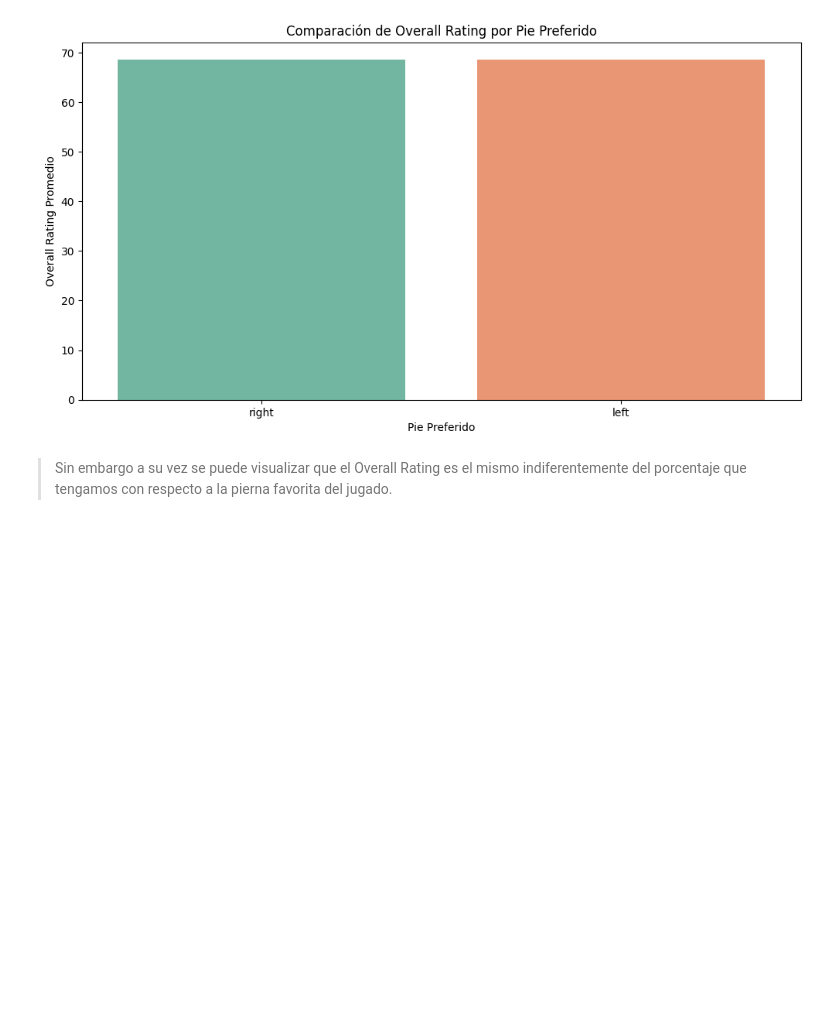
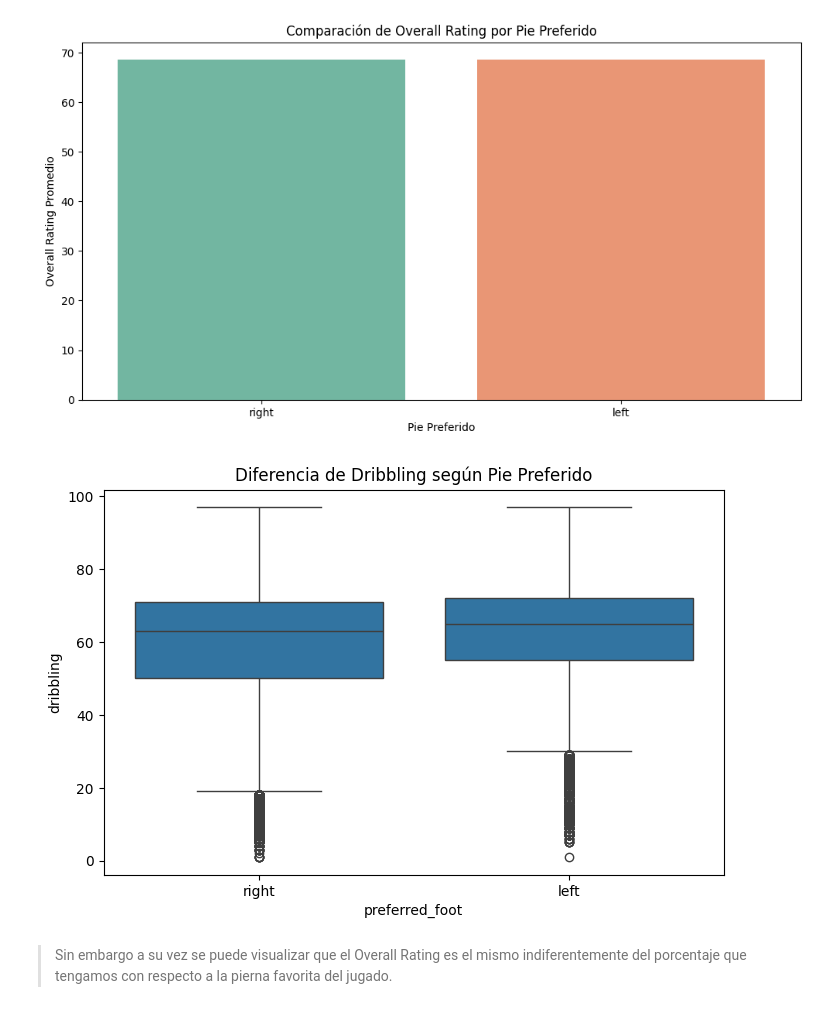
Before and after one commit to rammerbot/mi_casino_test, a Jupyter notebook: mi_casino_test.ipynb, the cells around one changed output. Saved outputs shown, nothing was run; the diff lists cells and outputs as text; code cells hidden in the pictures; blank space fills up the shorter version.

```diff
--- a/mi_casino_test.ipynb
+++ b/mi_casino_test.ipynb
@@ -873,6 +883,13 @@ Passing `palette` without assigning `hue` is deprecated and will be removed in v
 
   sns.barplot(x='preferred_foot', y='overall_rating', data=df['Player_Attributes'], estimator='mean', ci=None, palette='Set2')
 [figure]
+# %%
+plt.figure(figsize=(8,5))
+sns.boxplot(x="preferred_foot", y="dribbling", data=df['Player_Attributes'])
+plt.title("Diferencia de Dribbling según Pie Preferido")
+plt.show()
+# %% [output]
+[figure, added]
 # %% [markdown]
 > Sin embargo a su vez se puede visualizar que el Overall Rating es el mismo indiferentemente del porcentaje que tengamos con respecto a la pierna favorita del jugado.
 # %% [markdown]
```
Also changed, not shown: parts of 19 cells of this notebook.
